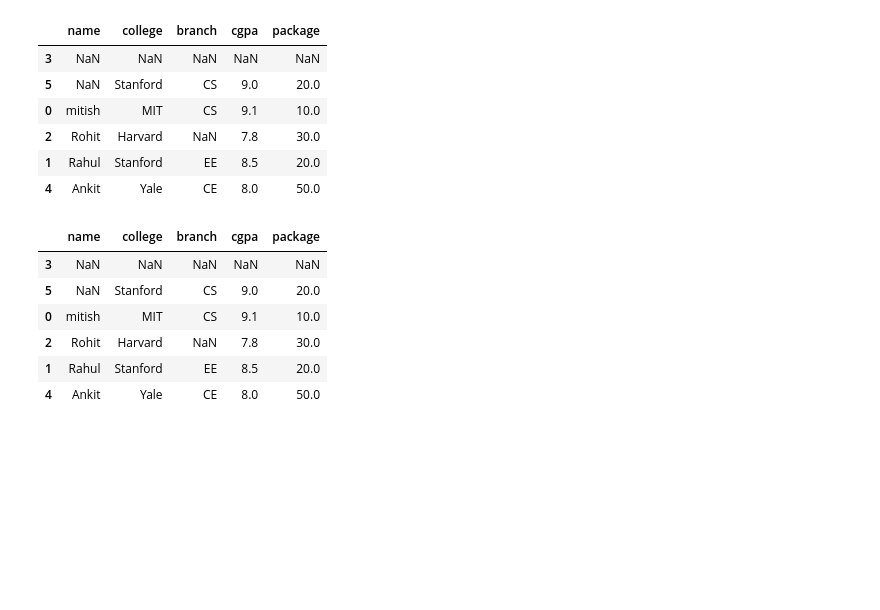
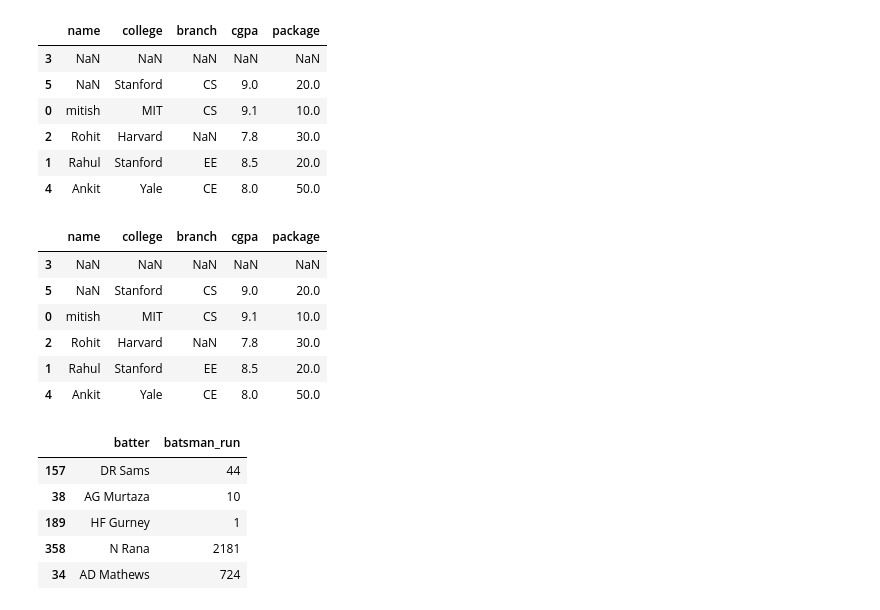
Before and after one commit to rahulkumar80026/Machine-Learning-Basic-to-Advanced, a Jupyter notebook: Pandas/Session2.ipynb, the cells around one changed output. Cells and saved outputs as stored; diff of their text form; code cells hidden in the pictures; blank space fills up the shorter version.

```diff
--- a/Pandas/Session2.ipynb
+++ b/Pandas/Session2.ipynb
@@ -233,3 +233,12 @@ students
 | 4 | Ankit | Yale | CE | 8.0 | 50.0 |
 # %%
 # rank(series)
+batsman=pd.read_csv('batsman_runs_series.csv')
+batsman.sample(5)
+# %% [output]
+|  | batter | batsman_run |
+| 157 | DR Sams | 44 |
+| 38 | AG Murtaza | 10 |
+| 189 | HF Gurney | 1 |
+| 358 | N Rana | 2181 |
+| 34 | AD Mathews | 724 |
```
Also changed, not shown: parts of 2 cells of this notebook.
